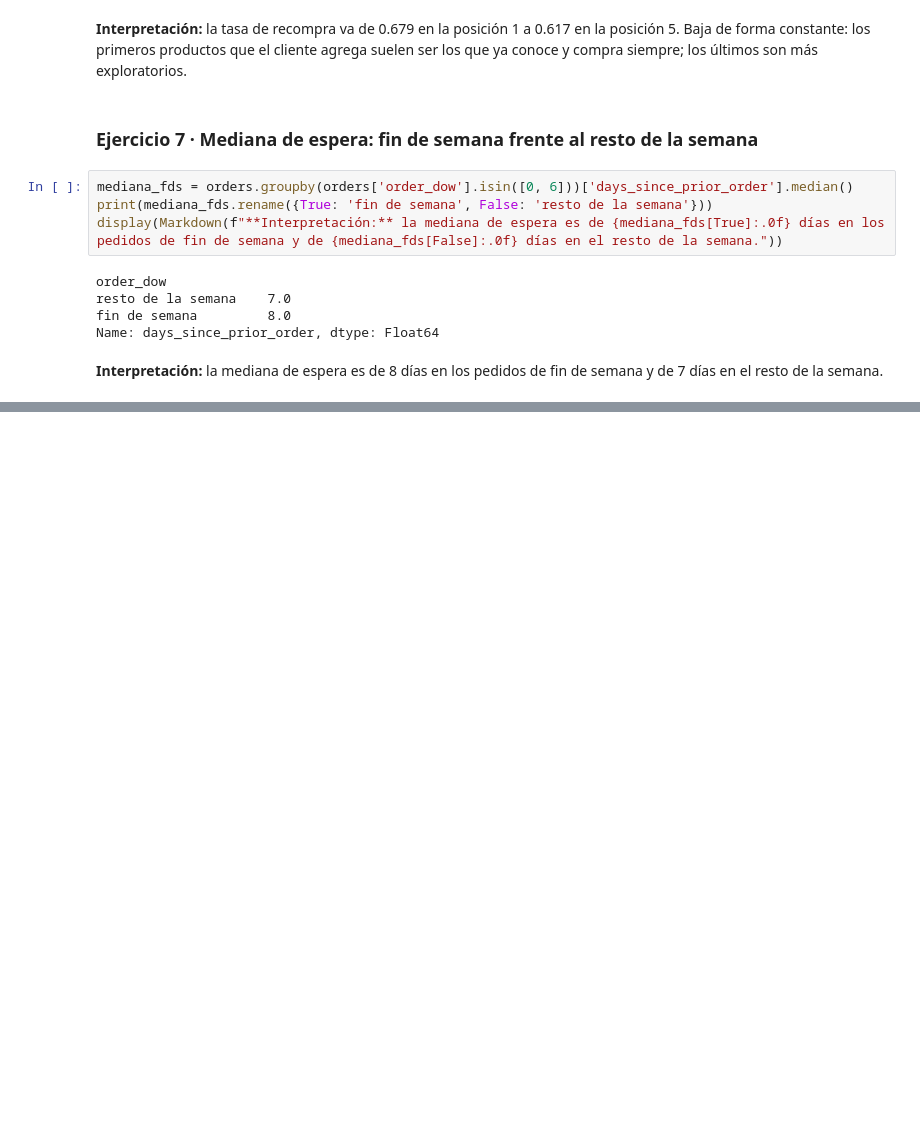
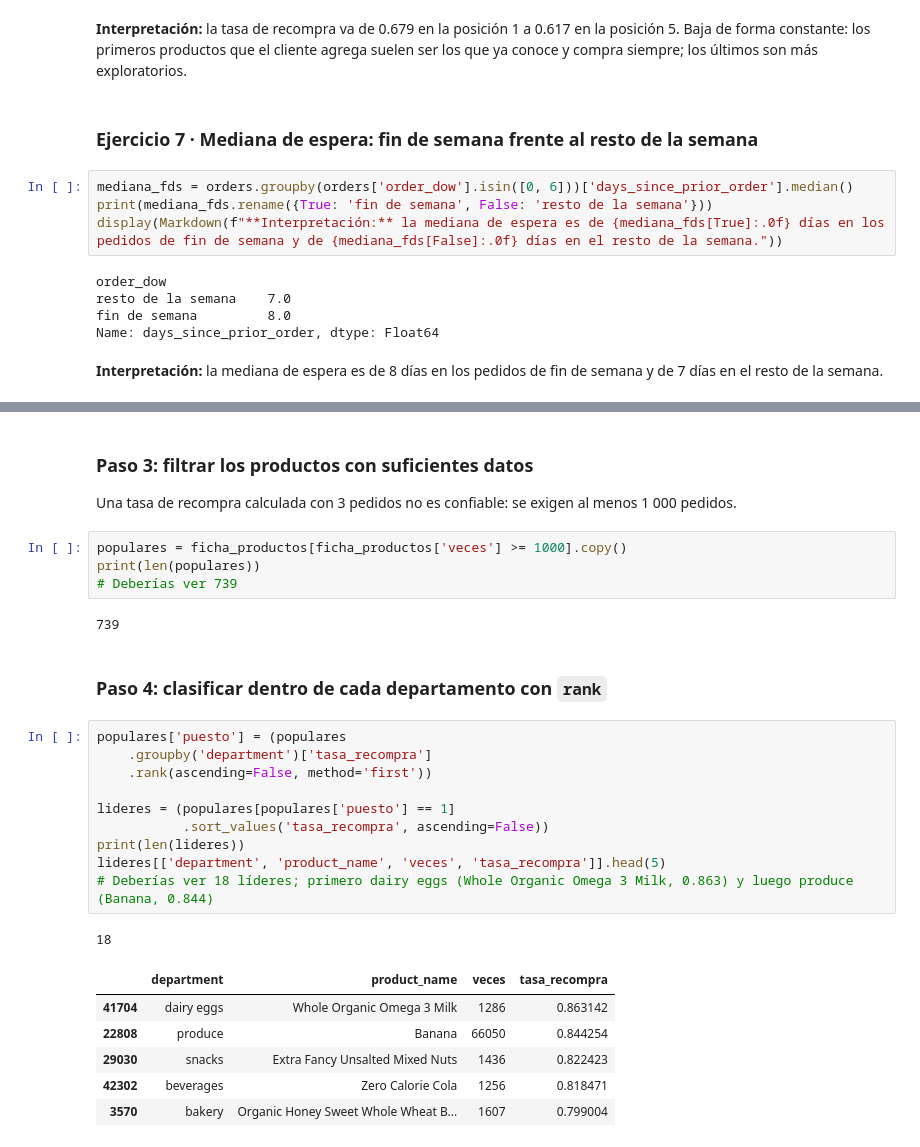
Before and after one commit to nicolasmunosh/instacart-analisis, a Jupyter notebook: notebooks/pandas_labs.ipynb, the cells around one changed output, grey strips where cells are left out. Drawn from its saved outputs; the diff is of its cells as text; blank space fills up the shorter version.

```diff
--- a/notebooks/pandas_labs.ipynb
+++ b/notebooks/pandas_labs.ipynb
@@ -839,0 +1034,30 @@ Name: days_since_prior_order, dtype: Float64
+# %% [markdown]
+### Paso 3: filtrar los productos con suficientes datos
+
+Una tasa de recompra calculada con 3 pedidos no es confiable: se exigen al menos 1 000 pedidos.
+# %%
+populares = ficha_productos[ficha_productos['veces'] >= 1000].copy()
+print(len(populares))
+# Deberías ver 739
+# %% [output]
+739
+# %% [markdown]
+### Paso 4: clasificar dentro de cada departamento con `rank`
+# %%
+populares['puesto'] = (populares
+    .groupby('department')['tasa_recompra']
+    .rank(ascending=False, method='first'))
+
+lideres = (populares[populares['puesto'] == 1]
+           .sort_values('tasa_recompra', ascending=False))
+print(len(lideres))
+lideres[['department', 'product_name', 'veces', 'tasa_recompra']].head(5)
+# Deberías ver 18 líderes; primero dairy eggs (Whole Organic Omega 3 Milk, 0.863) y luego produce (Banana, 0.844)
+# %% [output]
+18
+|  | department | product_name | veces | tasa_recompra |
+| 41704 | dairy eggs | Whole Organic Omega 3 Milk | 1286 | 0.863142 |
+| 22808 | produce | Banana | 66050 | 0.844254 |
+| 29030 | snacks | Extra Fancy Unsalted Mixed Nuts | 1436 | 0.822423 |
+| 42302 | beverages | Zero Calorie Cola | 1256 | 0.818471 |
+| 3570 | bakery | Organic Honey Sweet Whole Wheat B... | 1607 | 0.799004 |
```
Also changed, not shown: parts of 44 cells of this notebook, 3 other files.
